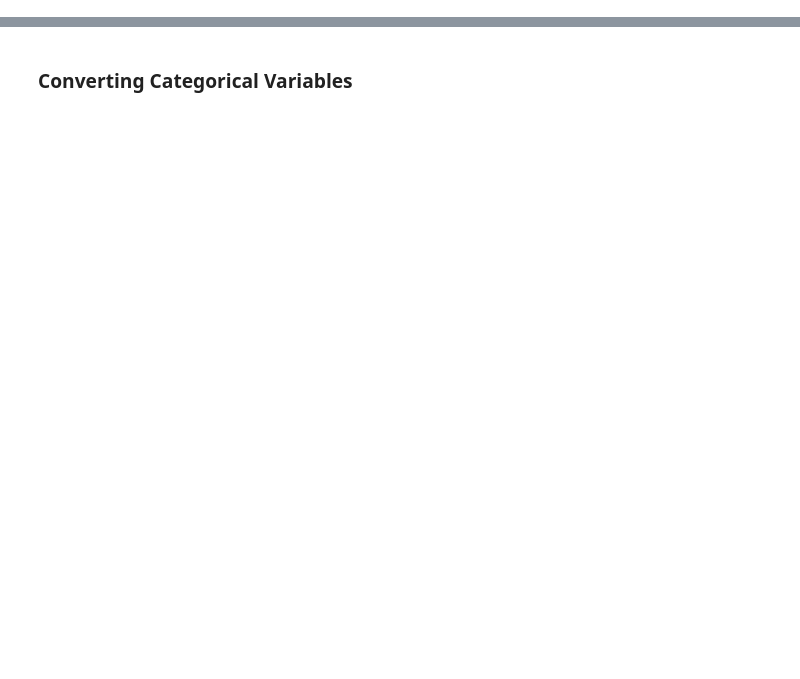
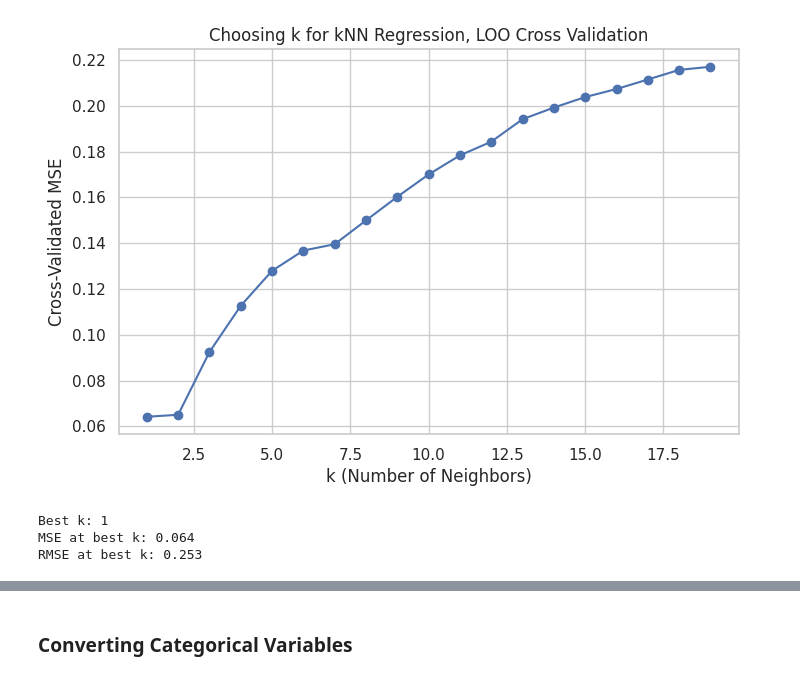
Before and after one commit to Zeynep243/DSA-210-Project, a Jupyter notebook: Machine_Learning.ipynb, the cells around one changed output, grey strips where cells are left out. Cells and saved outputs as stored; diff of their text form; code cells hidden in the pictures; blank space fills up the shorter version.

```diff
--- a/Machine_Learning.ipynb
+++ b/Machine_Learning.ipynb
@@ -18,0 +190,12 @@ sns.set(style="whitegrid")
+# %%
+X_train, X_test, y_train, y_test = train_test_split(X, y, test_size=0.2, random_state=42)
+
+knn = KNeighborsRegressor(n_neighbors=5)
+knn.fit(X_train, y_train)
+
+y_pred = knn.predict(X_test)
+
+mse = mean_squared_error(y_test, y_pred)
+rmse = np.sqrt(mse)
+print(f"For k=5, KNN train-test split MSE:  {mse:.3f}")
+print(f"For k=5, KNN train-test split RMSE: {rmse:.3f}")
@@ -18,0 +212,33 @@ sns.set(style="whitegrid")
+# %%
+k_values = list(range(1, 20))
+cv_scores = []
+loo = LeaveOneOut()
+
+for k in k_values:
+  knn = KNeighborsRegressor(n_neighbors=k)
+
+  scores = cross_val_score(knn, X, y, cv=loo, scoring='neg_mean_squared_error')
+  cv_scores.append(-scores.mean())  # convert from negative MSE
+
+# Plot k vs MSE, from recit 12
+plt.figure(figsize=(8, 5))
+plt.plot(k_values, cv_scores, marker='o')
+plt.xlabel("k (Number of Neighbors)")
+plt.ylabel("Cross-Validated MSE")
+plt.title("Choosing k for kNN Regression, LOO Cross Validation")
+plt.grid(True)
+plt.show()
+
+best_index = np.argmin(cv_scores)
+best_k = k_values[best_index]
+best_mse   = cv_scores[best_index]
+best_rmse  = np.sqrt(best_mse)
+
+print(f"Best k: {best_k}")
+print(f"MSE at best k: {best_mse:.3f}")
+print(f"RMSE at best k: {best_rmse:.3f}")
+# %% [output]
+[figure, added]
+Best k: 1
+MSE at best k: 0.064
+RMSE at best k: 0.253
```
Also changed, not shown: parts of 41 cells of this notebook.
